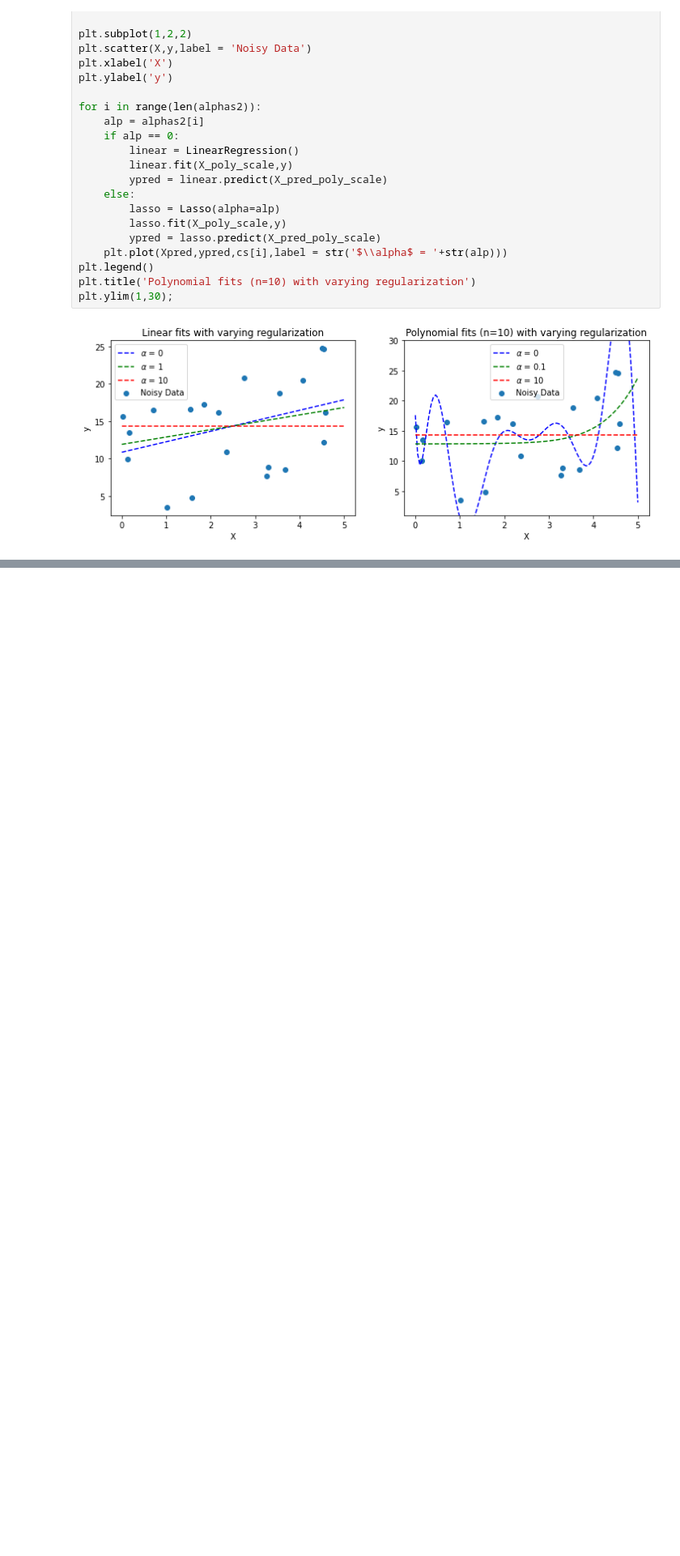
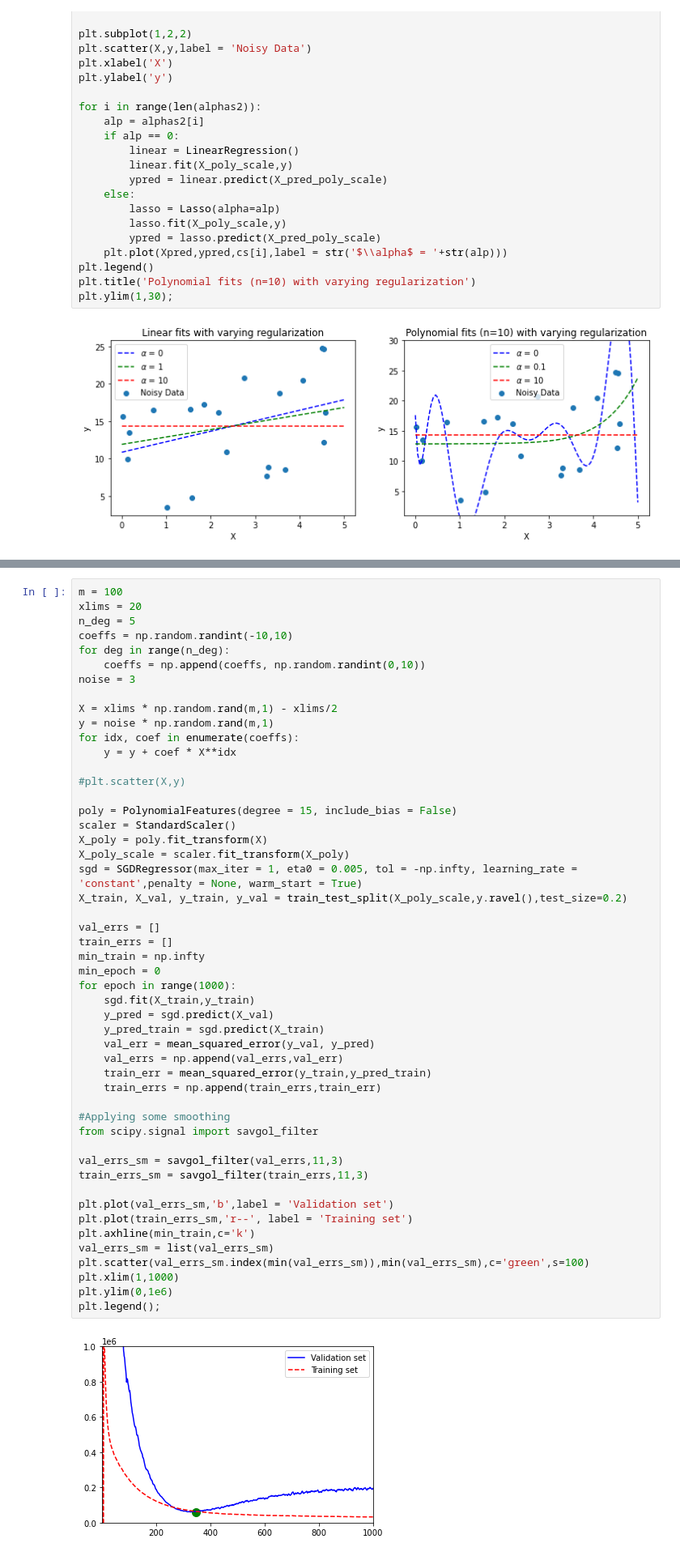
Before and after one commit to mtekant/HOML_2ndEdition, a Jupyter notebook: HOML Notes Ch 4.ipynb, the cells around one changed output, grey strips where cells are left out. Shown at 81% size. Drawn from its saved outputs; the diff is of its cells as text; blank space fills up the shorter version.

```diff
--- a/HOML Notes Ch 4.ipynb
+++ b/HOML Notes Ch 4.ipynb
@@ -514,0 +636,52 @@ $J(\boldsymbol{\theta}) = MSE(\boldsymbol{\theta})+\alpha\frac{1-r}{2}\sum_{i=1}
+# %%
+m = 100
+xlims = 20
+n_deg = 5
+coeffs = np.random.randint(-10,10)
+for deg in range(n_deg):
+    coeffs = np.append(coeffs, np.random.randint(0,10))
+noise = 3
+
+X = xlims * np.random.rand(m,1) - xlims/2
+y = noise * np.random.rand(m,1)
+for idx, coef in enumerate(coeffs):
+    y = y + coef * X**idx
+
+#plt.scatter(X,y)
+
+poly = PolynomialFeatures(degree = 15, include_bias = False)
+scaler = StandardScaler()
+X_poly = poly.fit_transform(X)
+X_poly_scale = scaler.fit_transform(X_poly)
+sgd = SGDRegressor(max_iter = 1, eta0 = 0.005, tol = -np.infty, learning_rate = 'constant',penalty = None, warm_start = True)
+X_train, X_val, y_train, y_val = train_test_split(X_poly_scale,y.ravel(),test_size=0.2)
+
+val_errs = []
+train_errs = []
+min_train = np.infty
+min_epoch = 0
+for epoch in range(1000):
+    sgd.fit(X_train,y_train)
+    y_pred = sgd.predict(X_val)
+    y_pred_train = sgd.predict(X_train)
+    val_err = mean_squared_error(y_val, y_pred)
+    val_errs = np.append(val_errs,val_err)
+    train_err = mean_squared_error(y_train,y_pred_train)
+    train_errs = np.append(train_errs,train_err)
+
+#Applying some smoothing
+from scipy.signal import savgol_filter
+
+val_errs_sm = savgol_filter(val_errs,11,3)
+train_errs_sm = savgol_filter(train_errs,11,3)
+
+plt.plot(val_errs_sm,'b',label = 'Validation set')
+plt.plot(train_errs_sm,'r--', label = 'Training set')
+plt.axhline(min_train,c='k')
+val_errs_sm = list(val_errs_sm)
+plt.scatter(val_errs_sm.index(min(val_errs_sm)),min(val_errs_sm),c='green',s=100)
+plt.xlim(1,1000)
+plt.ylim(0,1e6)
+plt.legend();
+# %% [output]
+[figure, added]
```
Also changed, not shown: parts of 14 cells of this notebook.
